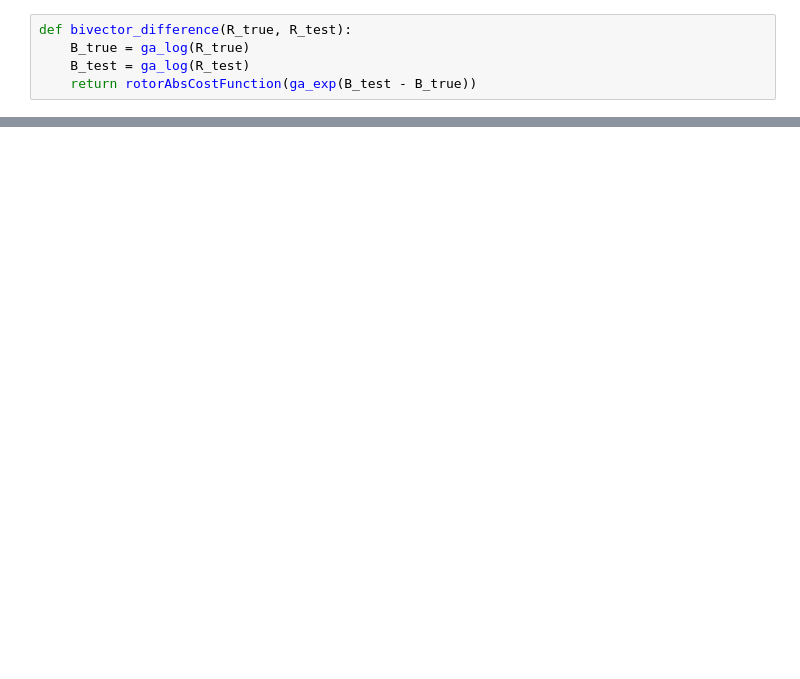
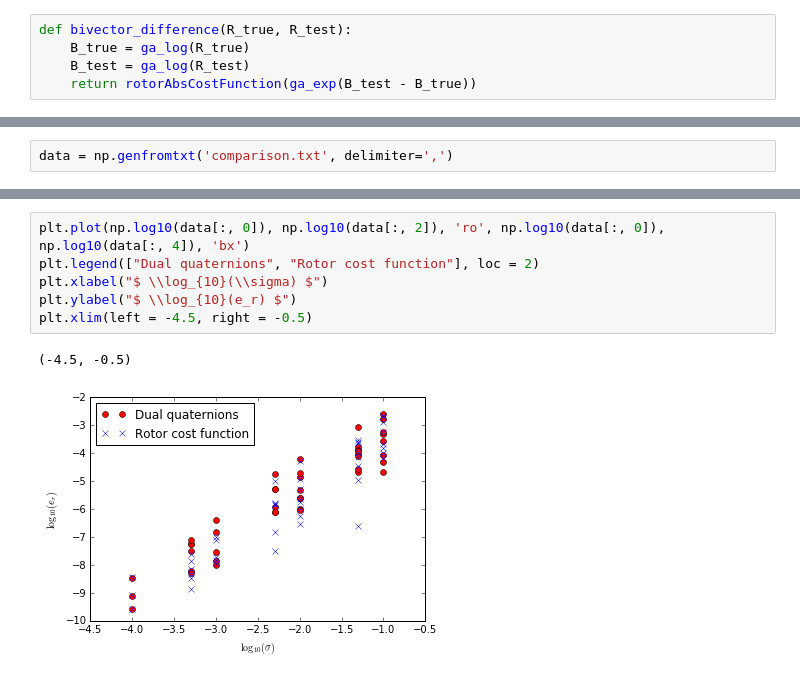
Before and after one commit to ereide/pyga-camcal, a Jupyter notebook: examples/notebooks/Estimating_rotors_using_dual_quaternions.ipynb, the cells around one changed output, grey strips where cells are left out. Saved outputs shown, nothing was run; the diff lists cells and outputs as text; blank space fills up the shorter version.

```diff
--- a/examples/notebooks/Estimating_rotors_using_dual_quaternions.ipynb
+++ b/examples/notebooks/Estimating_rotors_using_dual_quaternions.ipynb
@@ -230,0 +310,2 @@ print(bivector_difference(R_real, R_min))
+# %%
+data = np.genfromtxt('comparison.txt', delimiter=',')
@@ -230,0 +322,9 @@ print(bivector_difference(R_real, R_min))
+# %%
+plt.plot(np.log10(data[:, 0]), np.log10(data[:, 2]), 'ro', np.log10(data[:, 0]), np.log10(data[:, 4]), 'bx')
+plt.legend(["Dual quaternions", "Rotor cost function"], loc = 2)
+plt.xlabel("$ \\log_{10}(\\sigma) $")
+plt.ylabel("$ \\log_{10}(e_r) $")
+plt.xlim(left = -4.5, right = -0.5)
+# %% [output]
+(-4.5, -0.5)
+[figure, added]
```
Also changed, not shown: parts of 19 cells of this notebook, 14 other files.
